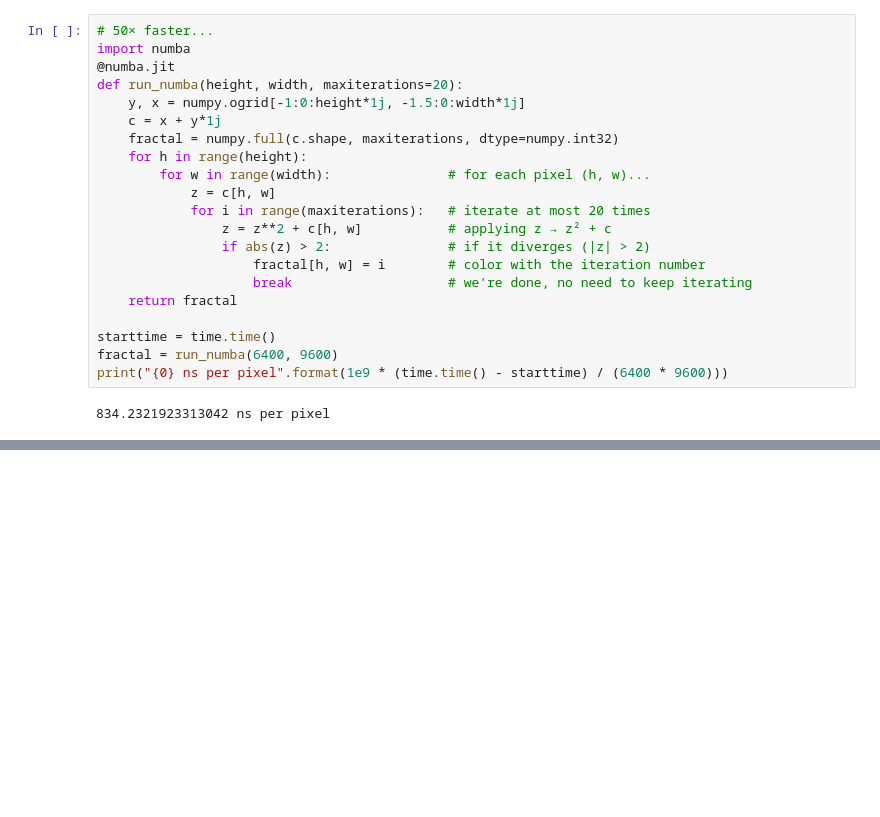
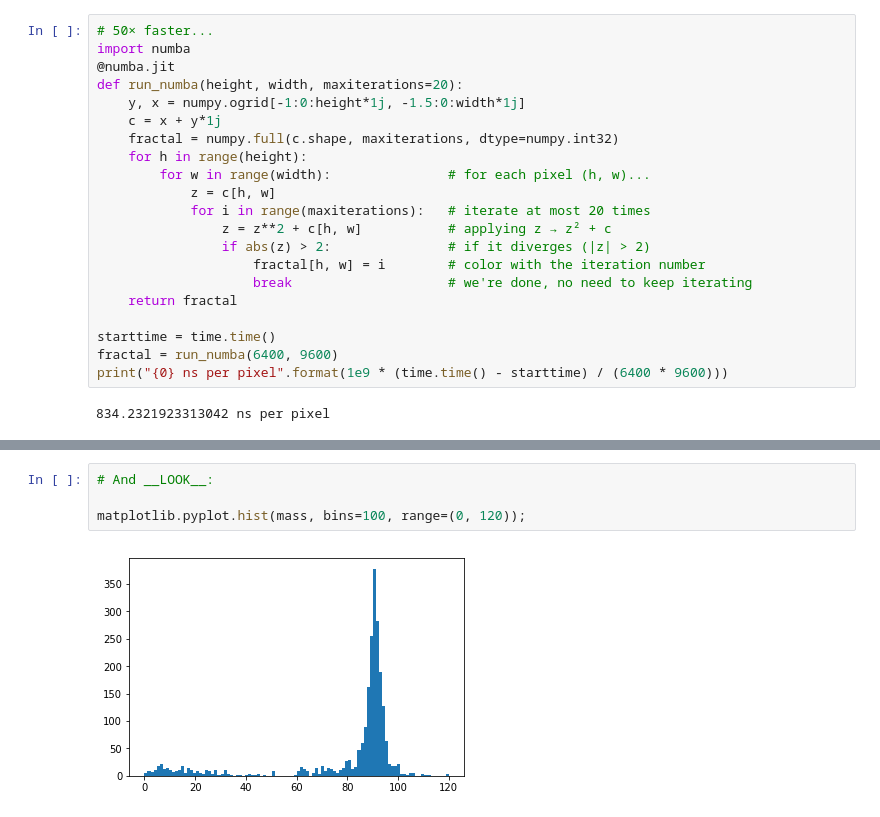
Before and after one commit to jpivarski-talks/2019-06-10-usatlas-argonne-python, a Jupyter notebook: 01-why-python-in-hep.ipynb, the cells around one changed output, grey strips where cells are left out. Saved outputs shown, nothing was run; the diff lists cells and outputs as text; blank space fills up the shorter version.

```diff
--- a/01-why-python-in-hep.ipynb
+++ b/01-why-python-in-hep.ipynb
@@ -177,0 +257,6 @@ print("{0} ns per pixel".format(1e9 * (time.time() - starttime) / (6400 * 9600))
+# %%
+# And __LOOK__:
+
+matplotlib.pyplot.hist(mass, bins=100, range=(0, 120));
+# %% [output]
+[figure, added]
```
Also changed, not shown: parts of 15 cells of this notebook.
